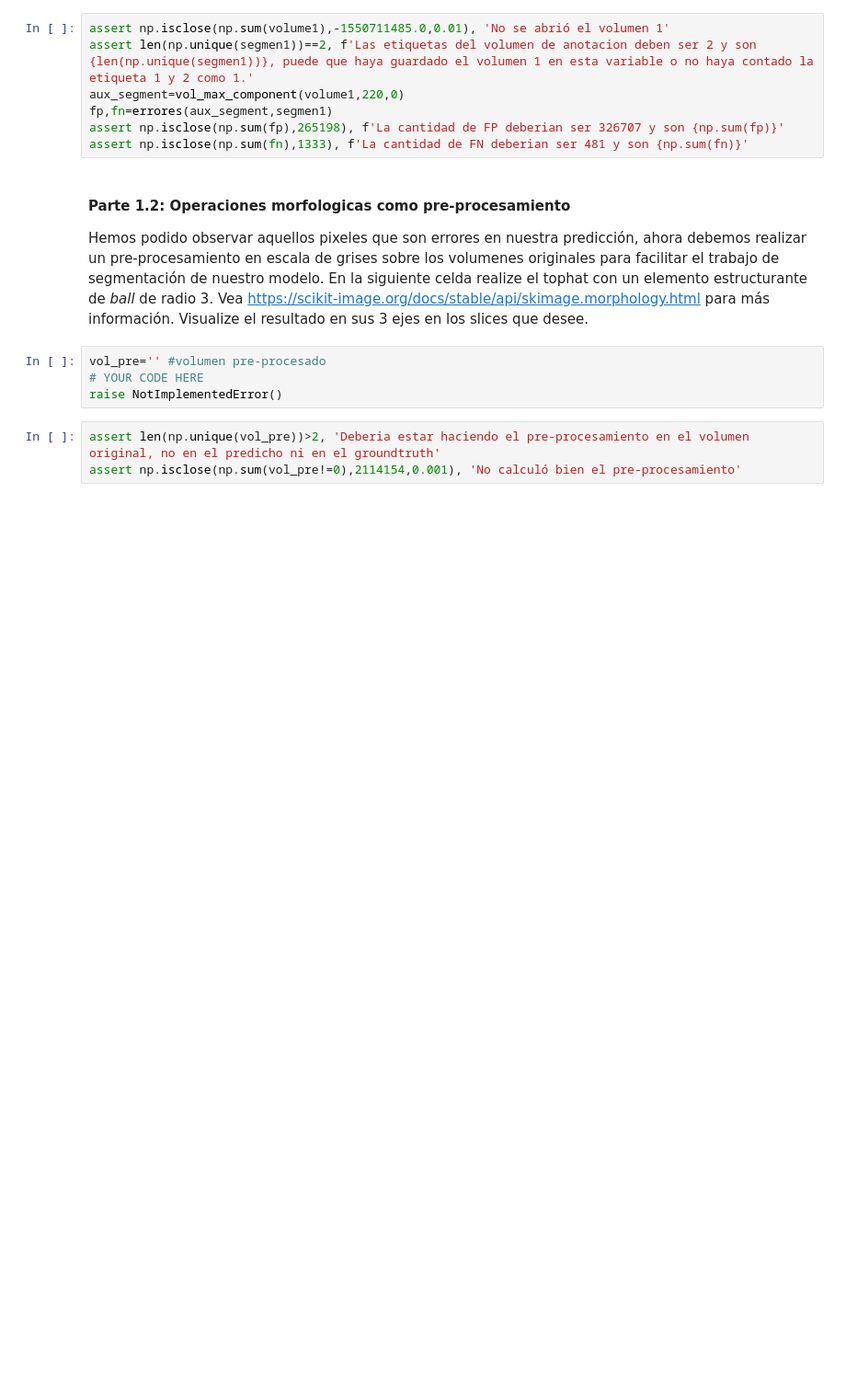
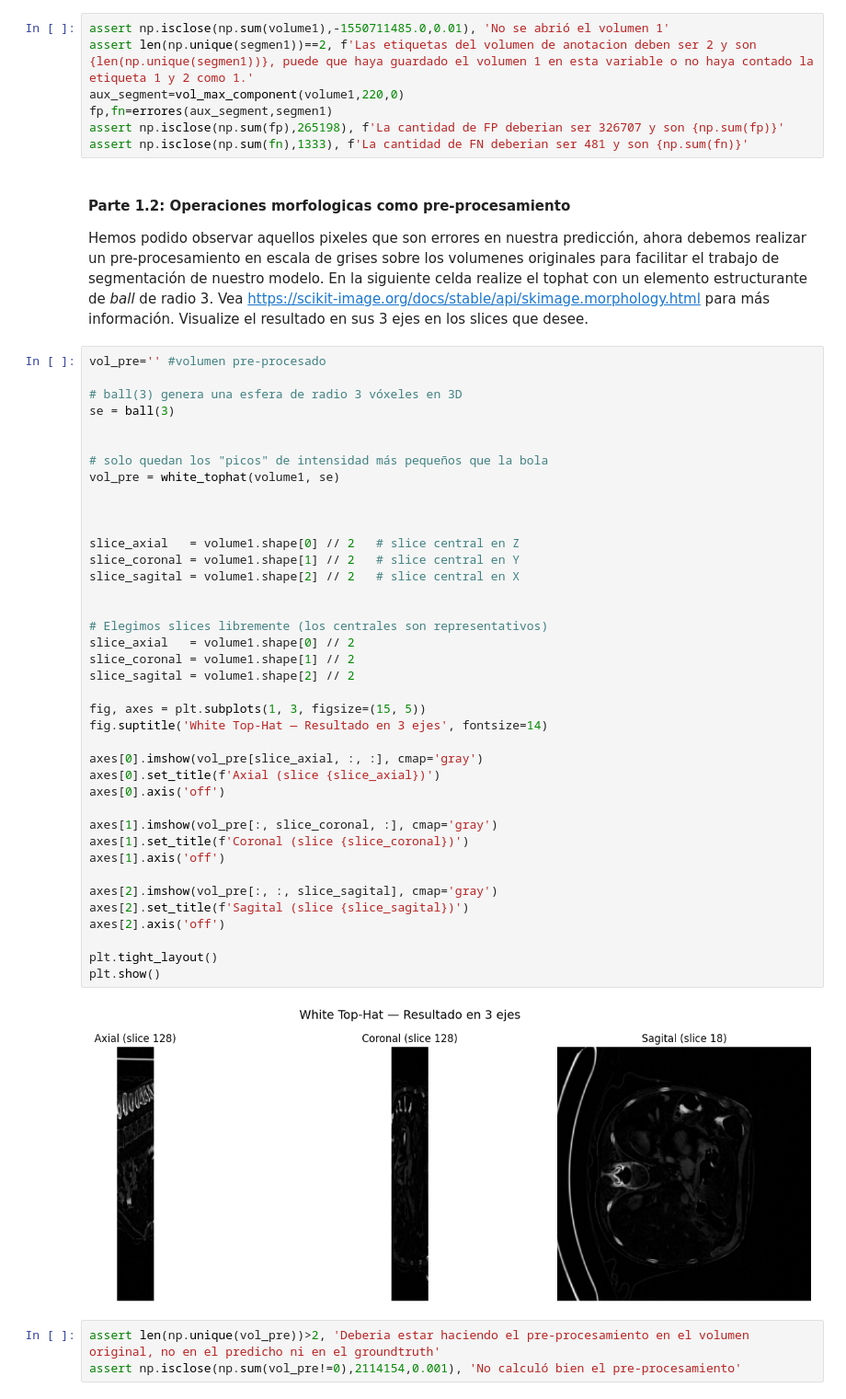
Before and after one commit to elblanquito1/Miniproyecto-2-entrega-2, a Jupyter notebook: Entrega 2.ipynb, the cells around one changed output. Shown at 92% size. Cells and saved outputs as stored; diff of their text form; blank space fills up the shorter version.

```diff
--- a/Entrega 2.ipynb
+++ b/Entrega 2.ipynb
@@ -53,8 +165,45 @@ assert np.isclose(np.sum(fn),1333), f'La cantidad de FN deberian ser 481 y son {
 Hemos podido observar aquellos pixeles que son errores en nuestra predicción, ahora debemos realizar un pre-procesamiento en escala de grises sobre los volumenes originales para facilitar el trabajo de segmentación de nuestro modelo. En la siguiente celda realize el tophat con un elemento estructurante de *ball* de radio 3. Vea https://scikit-image.org/docs/stable/api/skimage.morphology.html para más información. Visualize el resultado en sus 3 ejes en los slices que desee.
 # %%
 vol_pre='' #volumen pre-procesado
-# YOUR CODE HERE
-raise NotImplementedError()
+
+# ball(3) genera una esfera de radio 3 vóxeles en 3D
+se = ball(3)
+
+
+# solo quedan los "picos" de intensidad más pequeños que la bola
+vol_pre = white_tophat(volume1, se)
+
+
+
+slice_axial   = volume1.shape[0] // 2   # slice central en Z
+slice_coronal = volume1.shape[1] // 2   # slice central en Y
+slice_sagital = volume1.shape[2] // 2   # slice central en X
+
+
+# Elegimos slices libremente (los centrales son representativos)
+slice_axial   = volume1.shape[0] // 2
+slice_coronal = volume1.shape[1] // 2
+slice_sagital = volume1.shape[2] // 2
+
+fig, axes = plt.subplots(1, 3, figsize=(15, 5))
+fig.suptitle('White Top-Hat — Resultado en 3 ejes', fontsize=14)
+
+axes[0].imshow(vol_pre[slice_axial, :, :], cmap='gray')
+axes[0].set_title(f'Axial (slice {slice_axial})')
+axes[0].axis('off')
+
+axes[1].imshow(vol_pre[:, slice_coronal, :], cmap='gray')
+axes[1].set_title(f'Coronal (slice {slice_coronal})')
+axes[1].axis('off')
+
+axes[2].imshow(vol_pre[:, :, slice_sagital], cmap='gray')
+axes[2].set_title(f'Sagital (slice {slice_sagital})')
+axes[2].axis('off')
+
+plt.tight_layout()
+plt.show()
+# %% [output]
+[figure, added]
 # %%
 assert len(np.unique(vol_pre))>2, 'Deberia estar haciendo el pre-procesamiento en el volumen original, no en el predicho ni en el groundtruth'
 assert np.isclose(np.sum(vol_pre!=0),2114154,0.001), 'No calculó bien el pre-procesamiento'
```
Also changed, not shown: parts of 12 cells of this notebook.
